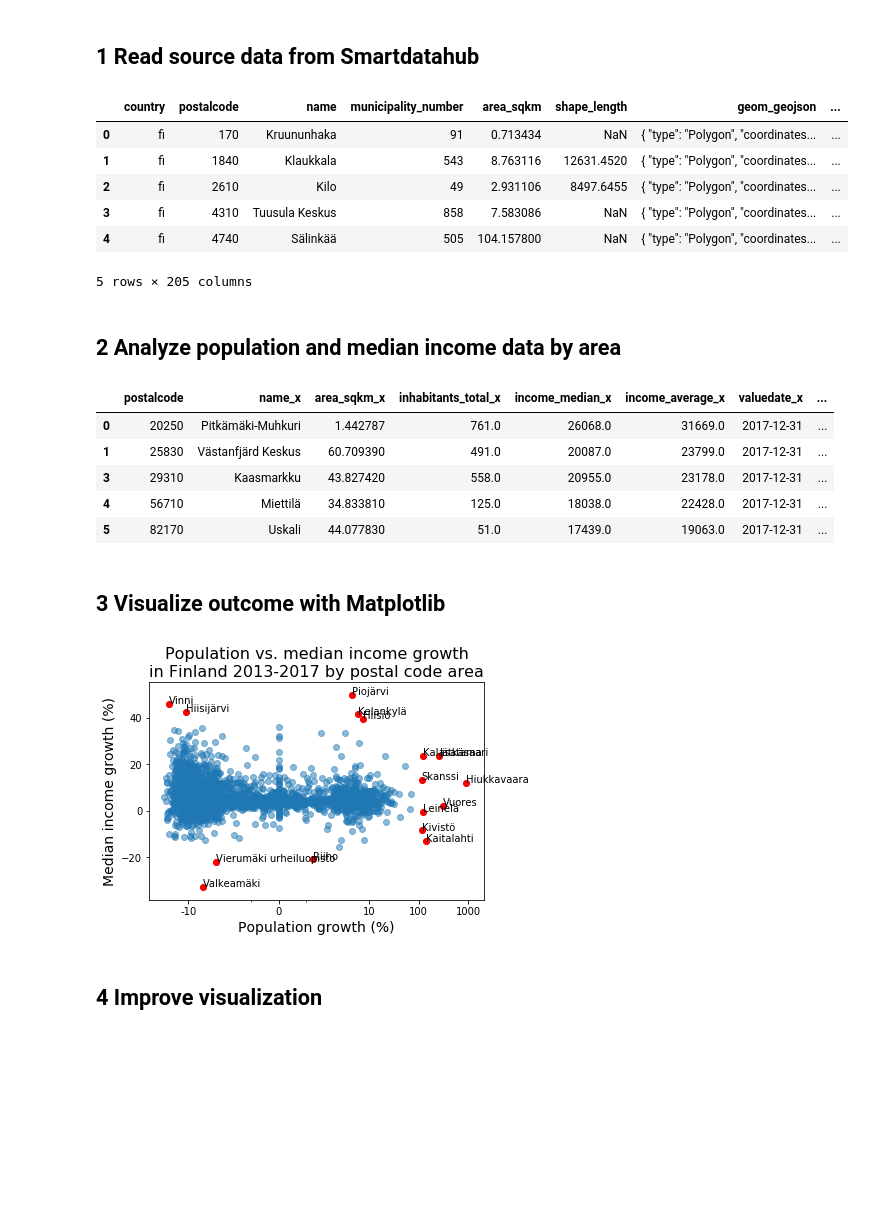
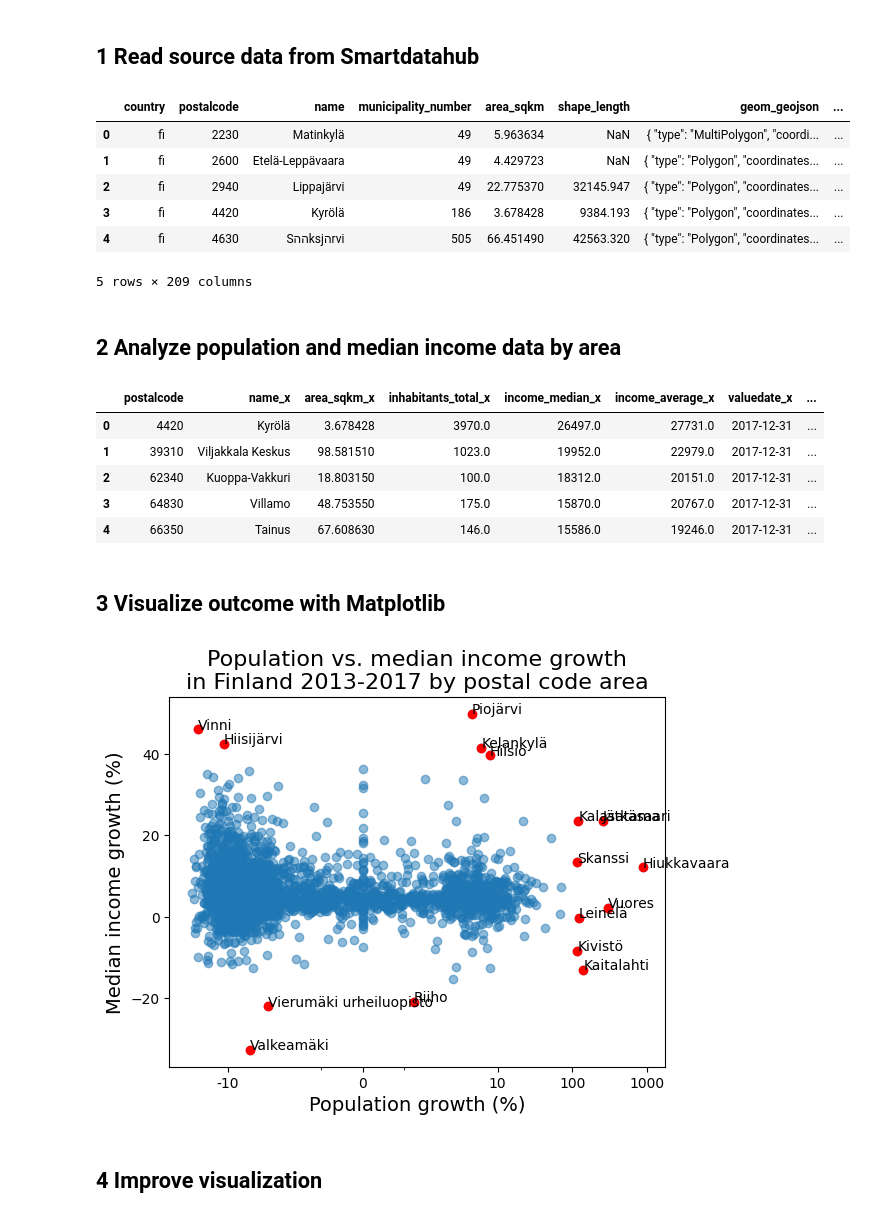
Before and after one commit to smartdatahub/examples, a Jupyter notebook: jupyter_notebooks/Population_and_median_income_growth_in_Finland_2013-2017_by_postal_code_area.ipynb, the cells around one changed output. Saved outputs shown, nothing was run; the diff lists cells and outputs as text; code cells hidden in the pictures; blank space fills up the shorter version.

```diff
--- a/jupyter_notebooks/Population_and_median_income_growth_in_Finland_2013-2017_by_postal_code_area.ipynb
+++ b/jupyter_notebooks/Population_and_median_income_growth_in_Finland_2013-2017_by_postal_code_area.ipynb
@@ -4,22 +4,23 @@
 ## 1 Read source data from Smartdatahub
 # %%
 from sdhpy.pandas import SdhPandas
-sdh = SdhPandas(store_apikey="xxxxxxxx-xxxx-xxxx-xxxx-xxxxxxxxxxxx") # copy your API key here from https://store.smartdatahub.io/
-sdg_pcp = sdh.url("https://store.smartdatahub.io/dataset/fi_sdh_postalcode_profile_finland/resource/32cd8cee-8a7b-4b6f-8e76-fe4ebf04690f").data
-sdg_pcp.head()
+sdh_catalog = SdhPandas(store_apikey="xxxxxxxx-xxxx-xxxx-xxxx-xxxxxxxxxxxx") # copy your API key here from https://store.smartdatahub.io/
+sdh_dataset = sdh_catalog.fi_sdh.postalcode_profile_finland__profile_all_observed
+df = sdh_dataset.data
+df.head()
 # %% [output]
 |  | country | postalcode | name | municipality_number | area_sqkm | shape_length | geom_geojson | ... |
-| 0 | fi | 170 | Kruununhaka | 91 | 0.713434 | NaN | { "type": "Polygon", "coordinates... | ... |
-| 1 | fi | 1840 | Klaukkala | 543 | 8.763116 | 12631.4520 | { "type": "Polygon", "coordinates... | ... |
-| 2 | fi | 2610 | Kilo | 49 | 2.931106 | 8497.6455 | { "type": "Polygon", "coordinates... | ... |
-| 3 | fi | 4310 | Tuusula Keskus | 858 | 7.583086 | NaN | { "type": "Polygon", "coordinates... | ... |
-| 4 | fi | 4740 | Sälinkää | 505 | 104.157800 | NaN | { "type": "Polygon", "coordinates... | ... |
+| 0 | fi | 2230 | Matinkylä | 49 | 5.963634 | NaN | { "type": "MultiPolygon", "coordi... | ... |
+| 1 | fi | 2600 | Etelä-Leppävaara | 49 | 4.429723 | NaN | { "type": "Polygon", "coordinates... | ... |
+| 2 | fi | 2940 | Lippajärvi | 49 | 22.775370 | 32145.947 | { "type": "Polygon", "coordinates... | ... |
+| 3 | fi | 4420 | Kyrölä | 186 | 3.678428 | 9384.193 | { "type": "Polygon", "coordinates... | ... |
+| 4 | fi | 4630 | Sההksjהrvi | 505 | 66.451490 | 42563.320 | { "type": "Polygon", "coordinates... | ... |
-5 rows × 205 columns
+5 rows × 209 columns
 # %% [markdown]
 ## 2 Analyze population and median income data by area
 # %%
-data_2013_2017 = sdg_pcp[(sdg_pcp.valuedate.isin(['2013-12-31', '2017-12-31'])) &
-                         (sdg_pcp.orig_extractdate == sdg_pcp.orig_extractdate.max())] \
+data_2013_2017 = df[(df.valuedate.isin(['2013-12-31', '2017-12-31'])) &
+                         (df.orig_extractdate == df.orig_extractdate.max())] \
                         [['postalcode', 'name', 'area_sqkm', 'inhabitants_total',
                          'income_median', 'income_average', 'valuedate', 'orig_extractdate']]
 
@@ -46,30 +47,29 @@ data_2013_2017_merged_filtered = data_2013_2017_merged[(data_2013_2017_merged.in
 data_2013_2017_merged_filtered.head()
 # %% [output]
 |  | postalcode | name_x | area_sqkm_x | inhabitants_total_x | income_median_x | income_average_x | valuedate_x | ... |
-| 0 | 20250 | Pitkämäki-Muhkuri | 1.442787 | 761.0 | 26068.0 | 31669.0 | 2017-12-31 | ... |
-| 1 | 25830 | Västanfjärd Keskus | 60.709390 | 491.0 | 20087.0 | 23799.0 | 2017-12-31 | ... |
-| 3 | 29310 | Kaasmarkku | 43.827420 | 558.0 | 20955.0 | 23178.0 | 2017-12-31 | ... |
-| 4 | 56710 | Miettilä | 34.833810 | 125.0 | 18038.0 | 22428.0 | 2017-12-31 | ... |
-| 5 | 82170 | Uskali | 44.077830 | 51.0 | 17439.0 | 19063.0 | 2017-12-31 | ... |
+| 0 | 4420 | Kyrölä | 3.678428 | 3970.0 | 26497.0 | 27731.0 | 2017-12-31 | ... |
+| 1 | 39310 | Viljakkala Keskus | 98.581510 | 1023.0 | 19952.0 | 22979.0 | 2017-12-31 | ... |
+| 2 | 62340 | Kuoppa-Vakkuri | 18.803150 | 100.0 | 18312.0 | 20151.0 | 2017-12-31 | ... |
+| 3 | 64830 | Villamo | 48.753550 | 175.0 | 15870.0 | 20767.0 | 2017-12-31 | ... |
+| 4 | 66350 | Tainus | 67.608630 | 146.0 | 15586.0 | 19246.0 | 2017-12-31 | ... |
 # %% [markdown]
 ## 3 Visualize outcome with Matplotlib
 # %%
 import matplotlib.pyplot as plt
-df = data_2013_2017_merged_filtered
-plt.scatter(df.inhabitants_total_diff, df.income_median_diff, alpha=0.5)
+plt.scatter(data_2013_2017_merged_filtered.inhabitants_total_diff, data_2013_2017_merged_filtered.income_median_diff, alpha=0.5)
 plt.xlabel('Population growth (%)', size=14)
 plt.ylabel('Median income growth (%)', size=14)
 plt.xscale('symlog')
 plt.title('Population vs. median income growth\nin Finland 2013-2017 by postal code area', size=16)
 plt.xticks([-10, 0, 10, 100, 1000], [-10, 0, 10, 100, 1000])
-df_subset1 = df.query('inhabitants_total_diff > 80 or income_median_diff > 38 or income_median_diff < -20')
+df_subset1 = data_2013_2017_merged_filtered.query('inhabitants_total_diff > 80 or income_median_diff > 38 or income_median_diff < -20')
 plt.scatter(df_subset1.inhabitants_total_diff, df_subset1.income_median_diff, color="red")
 for i in range(df_subset1.shape[0]):
     plt.annotate(df_subset1.name_x.tolist()[i],
                  xy=(df_subset1.inhabitants_total_diff.tolist()[i], df_subset1.income_median_diff.tolist()[i]))
 plt.savefig('figure.png', dpi=150)
 # %% [output]
-[figure, old version]
+[figure, new version]
 # %% [markdown]
 ## 4 Improve visualization
 # %%
```
Also changed, not shown: parts of 1 cell of this notebook, 3 other files.
